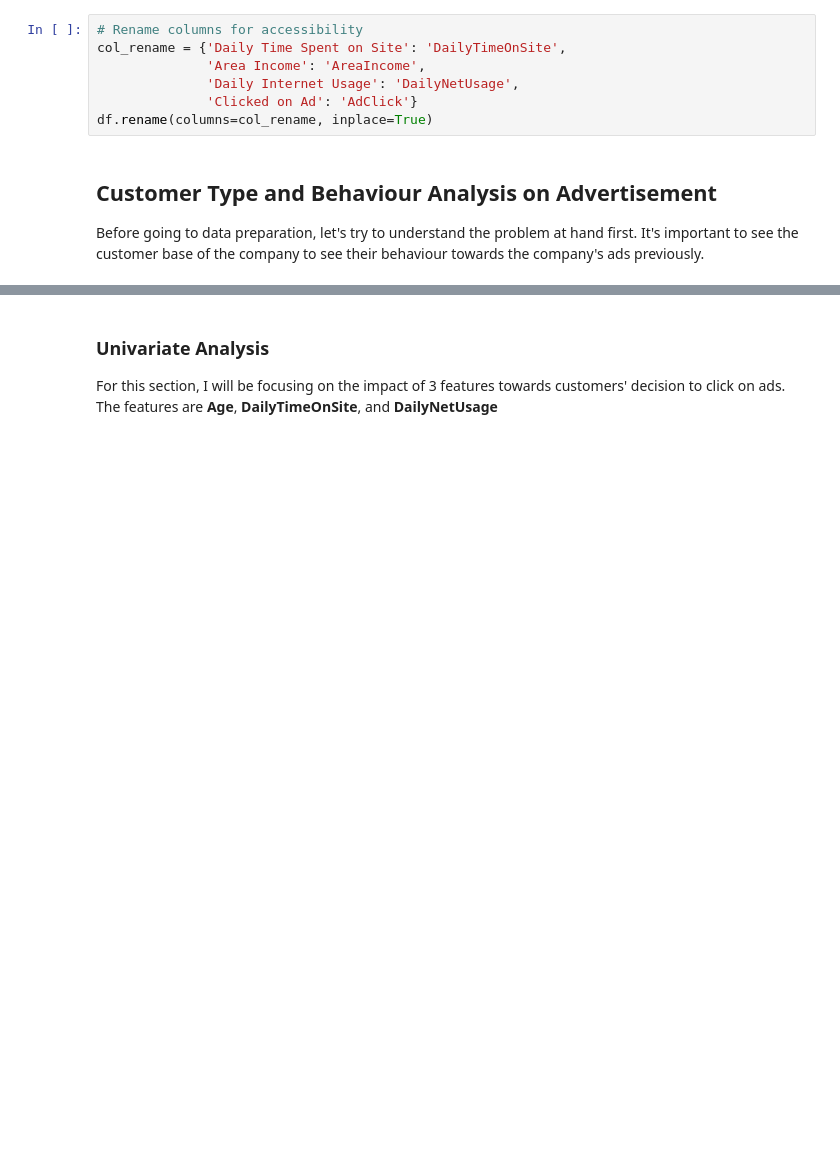
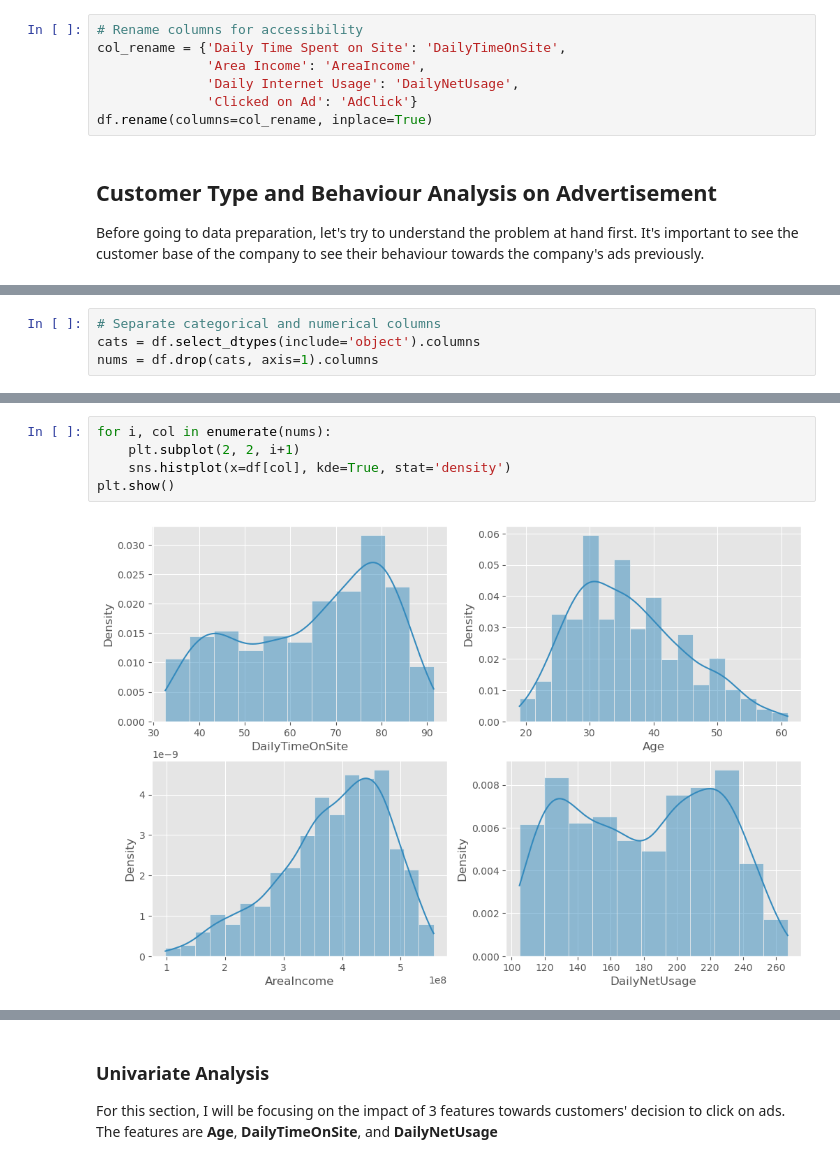
Before and after one commit to andreadeputra/MLPortfolio, a Jupyter notebook: Courses/RakaminMiniProject/4. Predict Customer Clicked Ads Classification by Using Machine Learning/Predict Customer Clicked Ads Classification by Using Machine Learning.ipynb, the cells around one changed output, grey strips where cells are left out. Saved outputs shown, nothing was run; the diff lists cells and outputs as text; blank space fills up the shorter version.

```diff
--- a/Courses/RakaminMiniProject/4. Predict Customer Clicked Ads Classification by Using Machine Learning/Predict Customer Clicked Ads Classification by Using Machine Learning.ipynb
+++ b/Courses/RakaminMiniProject/4. Predict Customer Clicked Ads Classification by Using Machine Learning/Predict Customer Clicked Ads Classification by Using Machine Learning.ipynb
@@ -85,0 +89,4 @@ Before going to data preparation, let's try to understand the problem at hand fi
+# %%
+# Separate categorical and numerical columns
+cats = df.select_dtypes(include='object').columns
+nums = df.drop(cats, axis=1).columns
@@ -85,0 +140,7 @@ Before going to data preparation, let's try to understand the problem at hand fi
+# %%
+for i, col in enumerate(nums):
+    plt.subplot(2, 2, i+1)
+    sns.histplot(x=df[col], kde=True, stat='density')
+plt.show()
+# %% [output]
+[figure, added]
```
Also changed, not shown: parts of 9 cells of this notebook.
